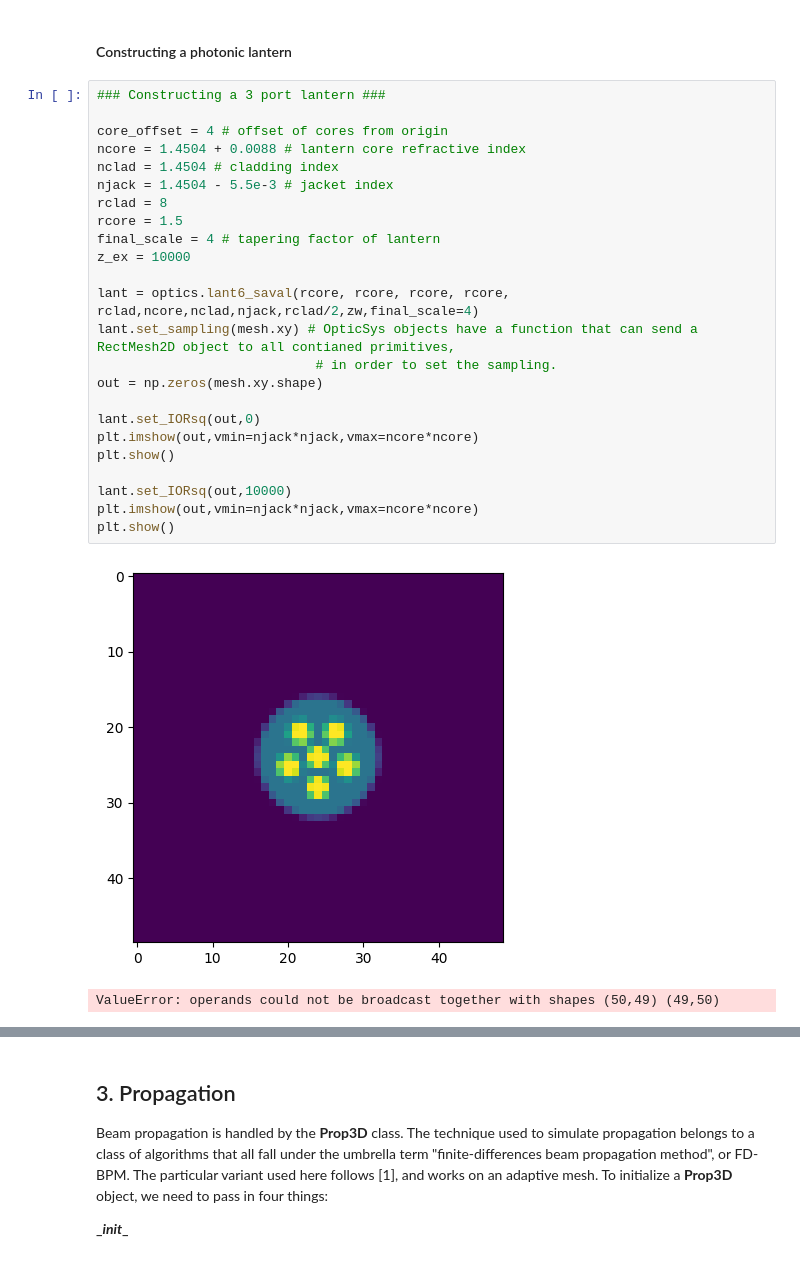
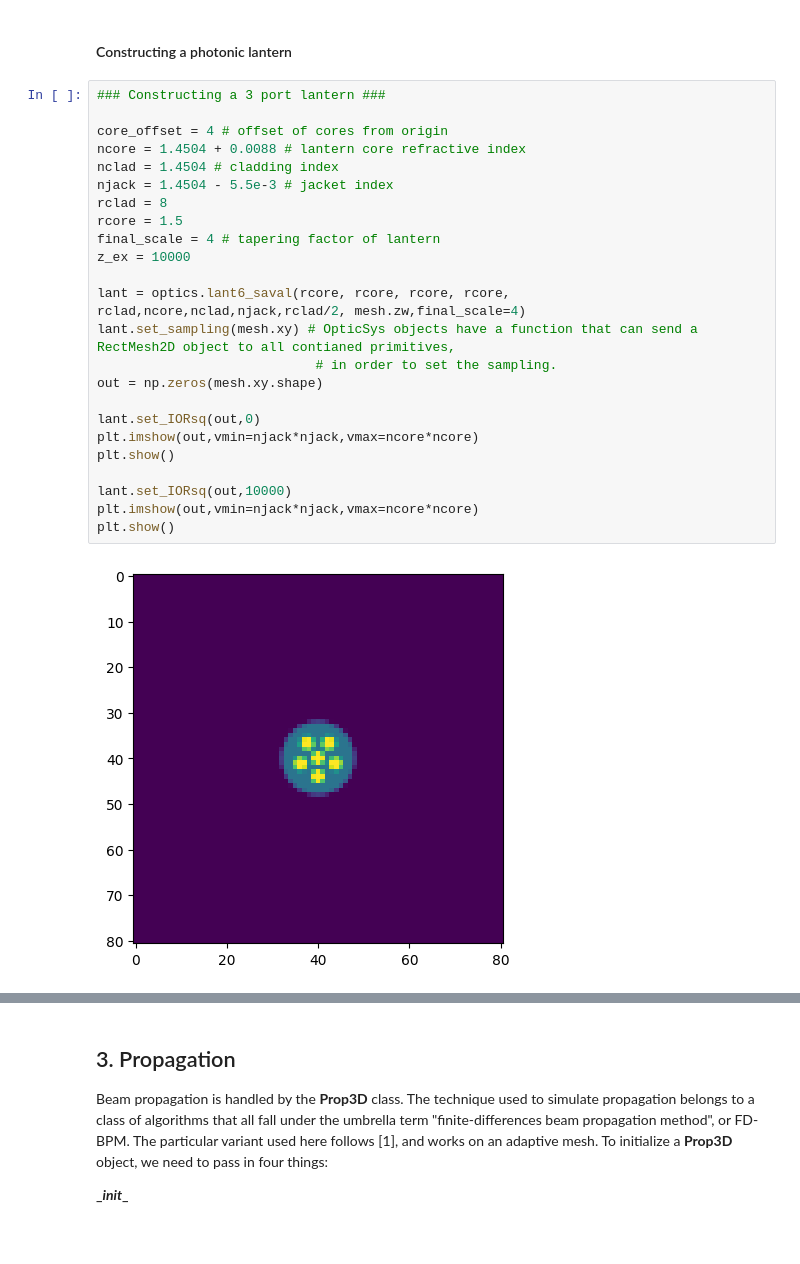
Before and after one commit to aditya-sengupta/lightbeam, a Jupyter notebook: notebooks/Lightbeam.ipynb, the cells around one changed output, grey strips where cells are left out. Cells and saved outputs as stored; diff of their text form.

```diff
--- a/notebooks/Lightbeam.ipynb
+++ b/notebooks/Lightbeam.ipynb
@@ -194,27 +194,26 @@ plt.show()
 # %%
 ### Constructing a 3 port lantern ###
 
 core_offset = 4 # offset of cores from origin
 ncore = 1.4504 + 0.0088 # lantern core refractive index
 nclad = 1.4504 # cladding index
 njack = 1.4504 - 5.5e-3 # jacket index
 rclad = 8
 rcore = 1.5
 final_scale = 4 # tapering factor of lantern
 z_ex = 10000
 
-lant = optics.lant6_saval(rcore, rcore, rcore, rcore, rclad,ncore,nclad,njack,rclad/2,zw,final_scale=4)
+lant = optics.lant6_saval(rcore, rcore, rcore, rcore, rclad,ncore,nclad,njack,rclad/2, mesh.zw,final_scale=4)
 lant.set_sampling(mesh.xy) # OpticSys objects have a function that can send a RectMesh2D object to all contianed primitives,
                             # in order to set the sampling.
 out = np.zeros(mesh.xy.shape)
 
 lant.set_IORsq(out,0)
 plt.imshow(out,vmin=njack*njack,vmax=ncore*ncore)
 plt.show()
 
 lant.set_IORsq(out,10000)
 plt.imshow(out,vmin=njack*njack,vmax=ncore*ncore)
 plt.show()
 # %% [output]
-[figure, old version]
+[figure, new version]
-ValueError: operands could not be broadcast together with shapes (50,49) (49,50)
```
Also changed, not shown: parts of 2 cells of this notebook, 14 other files.
